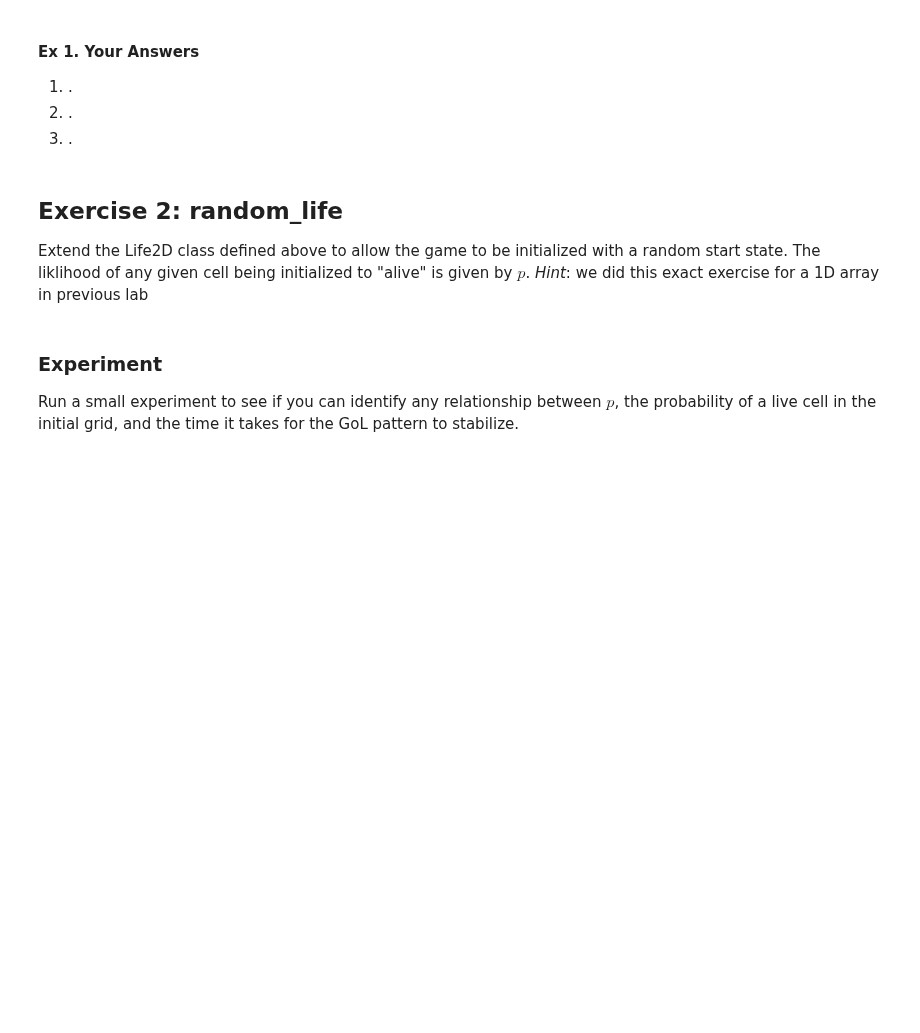
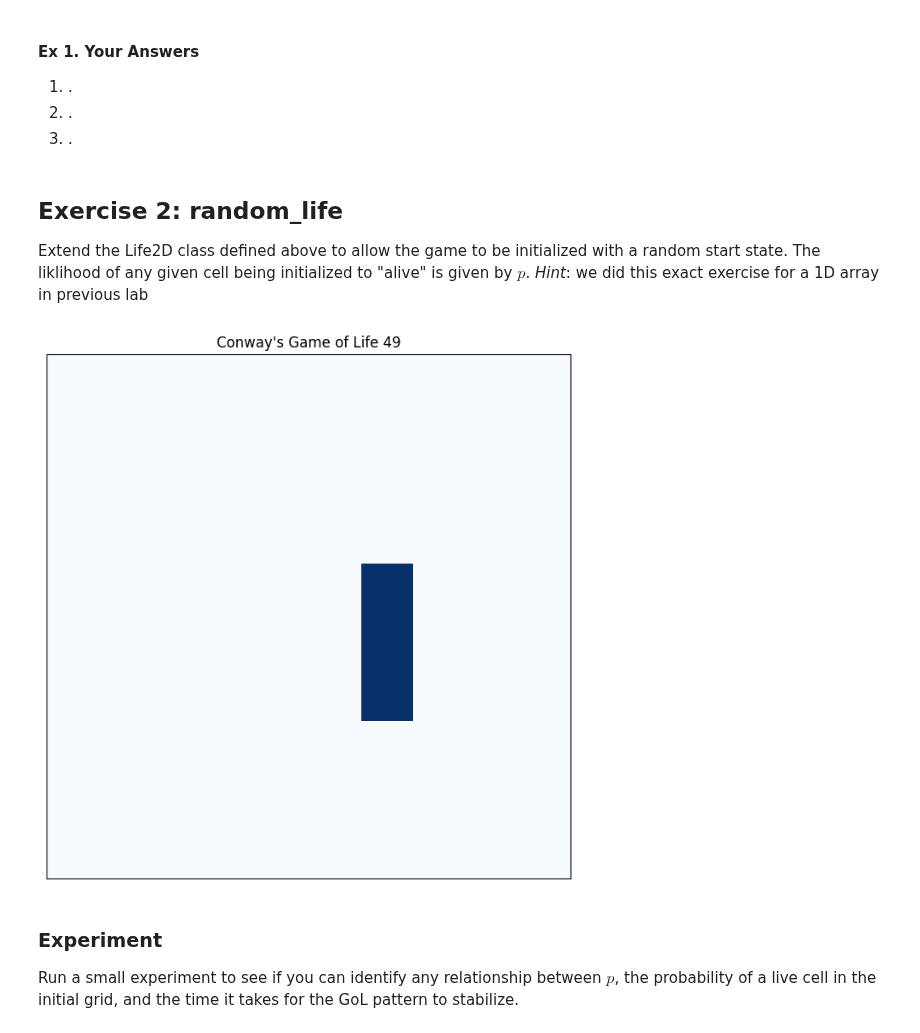
Before and after one commit to sammyfow/cap-comp215, a Jupyter notebook: labs/lab06-GoL.ipynb, the cells around one changed output. Saved outputs shown, nothing was run; the diff lists cells and outputs as text; code cells hidden in the pictures; blank space fills up the shorter version.

```diff
--- a/labs/lab06-GoL.ipynb
+++ b/labs/lab06-GoL.ipynb
@@ -171,18 +184,37 @@ The liklihood of any given cell being initialized to "alive" is given by $p$.
 *Hint*: we did this exact exercise for a 1D array in previous lab
 # %%
 # Ex. 2 experimental setup
+
 
 class BetterLife2D(Life2D):
     """ Improvements on the basic Life2D model """
 
     def randomize_state(self, p):
         """ Randomize the state of this GoL, where probability of a "live" cell is p """
-        # Ex. 2 your code here...
+        for i in range(len(self.state)):
+          for j in range(len(self.state[i])):
+            if p < np.random.random():
+              self.state[i][j] = 1
+        return self.state
+
 
 
 def random_life(n_rows, n_cols=None, p=0.5):
     """ Return a Life2D object of given dimensions with initial randomized state where "live" cells have probability p """
-    # Ex. 2 your code here...
+    rand = BetterLife2D(n_rows)
+    rand.state = rand.randomize_state(p)
+    return rand
+
+
+
+
+test = BetterLife2D(30)
+
+obj = random_life(10, 0.3)
+movie = Animation2D(obj, frames=50)
+movie.animate()
+# %% [output]
+[figure, added]
 # %% [markdown]
 ### Experiment
 Run a small experiment to see if you can identify any relationship between $p$, the probability of a live cell in the initial grid, and the time it takes for the GoL pattern to stabilize.
```
Also changed, not shown: parts of 2 cells of this notebook.
